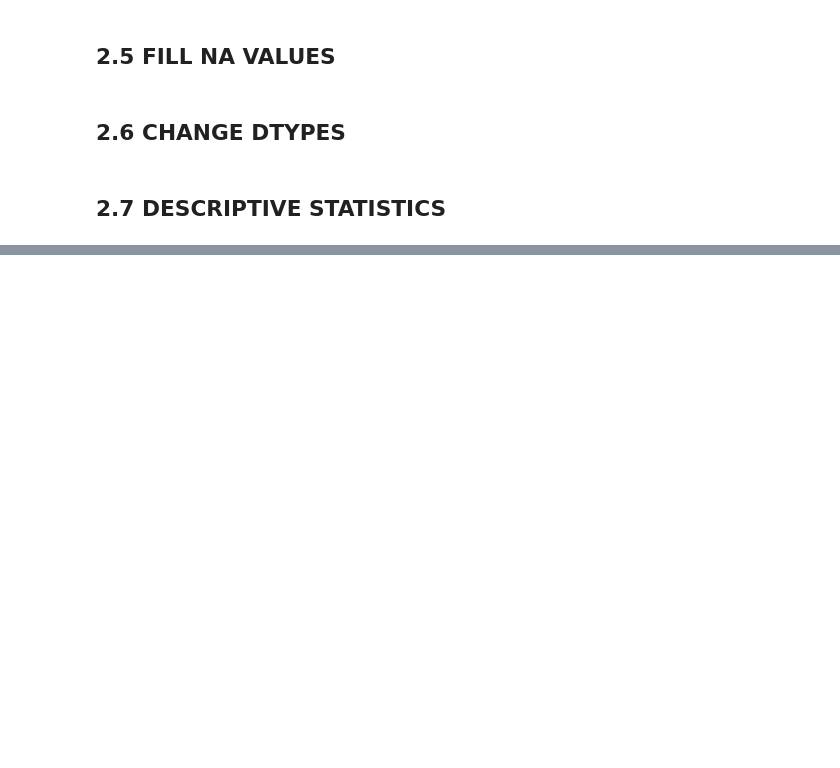
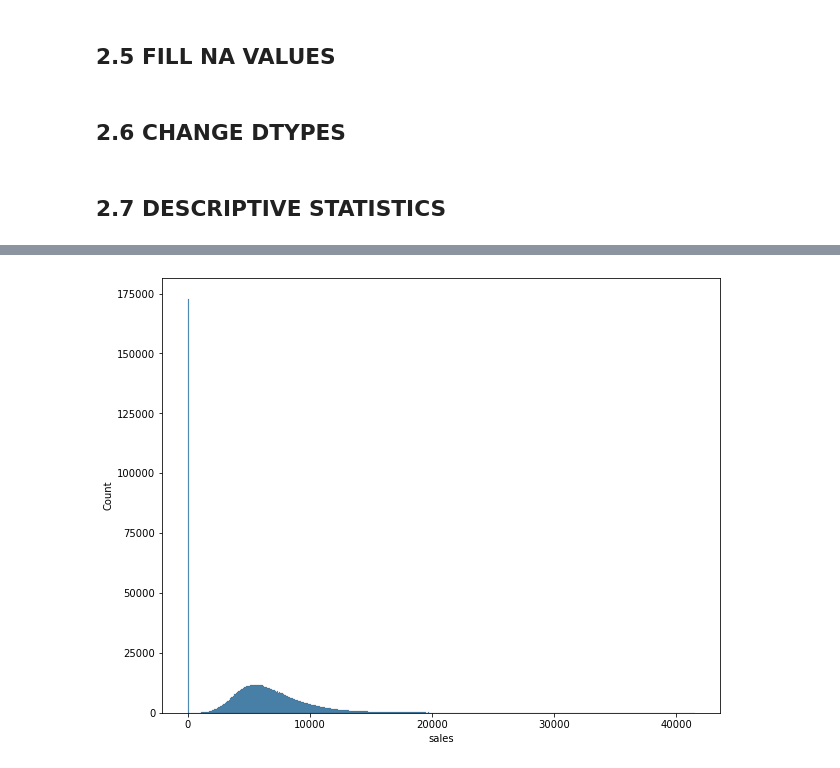
Before and after one commit to vnsouzas/ds-em-producao, a Jupyter notebook: rossman_sales_prediction.ipynb, the cells around one changed output, grey strips where cells are left out. Saved outputs shown, nothing was run; the diff lists cells and outputs as text; code cells hidden in the pictures; blank space fills up the shorter version.

```diff
--- a/rossman_sales_prediction.ipynb
+++ b/rossman_sales_prediction.ipynb
@@ -78,6 +82,9 @@ school_holiday                       0
 dtype: int64
 # %% [markdown]
 ## 2.5 FILL NA VALUES
+# %%
+#Para não dar erro é preciso converter a coluna 'date' para datetime antes de preencher os valores NA.
+df_raw['date'] = pd.to_datetime( df_raw['date'] )
 # %%
 # competition_distance ( vamos trocar os NA's por uma distnacia muito grande, presumindo que não exista competição próxima)
 df_raw['competition_distance'] = df_raw['competition_distance'].apply(lambda x: 20000 if pd.isna( x ) else x).astype('int64')
@@ -120,0 +177,5 @@ df_raw['promo2_since_year'] = df_raw['promo2_since_year'].astype( 'int64' )
+# %%
+plt.figure( figsize = ( 10, 8 ) )
+sns.histplot( data=df_raw['sales'] );
+# %% [output]
+[figure, added]
```
Also changed, not shown: parts of 17 cells of this notebook.
